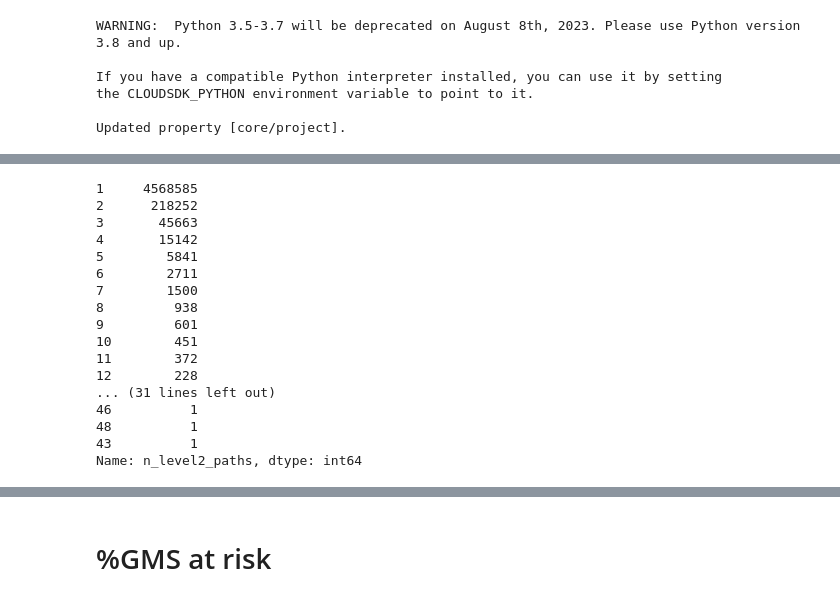
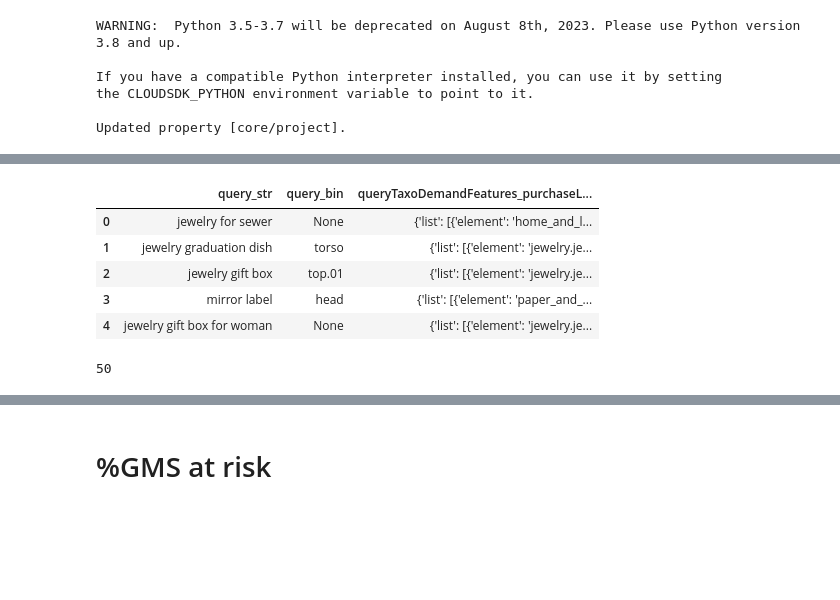
Before and after one commit to yqngzh/yzhang-adhoc-analysis, a Jupyter notebook: 2023Q3_query_taxonomy/7_lastpass_boost.ipynb, the cells around one changed output, grey strips where cells are left out. Drawn from its saved outputs; the diff is of its cells as text; code cells hidden in the pictures; blank space fills up the shorter version.

```diff
--- a/2023Q3_query_taxonomy/7_lastpass_boost.ipynb
+++ b/2023Q3_query_taxonomy/7_lastpass_boost.ipynb
@@ -62,20 +61,0 @@ plt.show()
-# %%
-df.n_level2_paths.value_counts()
-# %% [output]
-1     4568585
-2      218252
-3       45663
-4       15142
-5        5841
-6        2711
-7        1500
-8         938
-9         601
-10        451
-11        372
-12        228
-... (31 lines left out)
-46          1
-48          1
-43          1
-Name: n_level2_paths, dtype: int64
@@ -85,0 +72,9 @@ bin_labels = [str(x) for x in bins]
+# %%
+df.head()
+# %% [output]
+|  | query_str | query_bin | queryTaxoDemandFeatures_purchaseL... |
+| 0 | jewelry for sewer | None | {'list': [{'element': 'home_and_l... |
+| 1 | jewelry graduation dish | torso | {'list': [{'element': 'jewelry.je... |
+| 2 | jewelry gift box | top.01 | {'list': [{'element': 'jewelry.je... |
+| 3 | mirror label | head | {'list': [{'element': 'paper_and_... |
+| 4 | jewelry gift box for woman | None | {'list': [{'element': 'jewelry.je... |
@@ -86,3 +84,7 @@ bin_labels = [str(x) for x in bins]
+# %%
+n_level2_max
+# %% [output]
+50
 # %%
 df[df.n_level2_paths >= 40].shape
 # %% [output]
```
Also changed, not shown: parts of 12 cells of this notebook, 4 other files.
